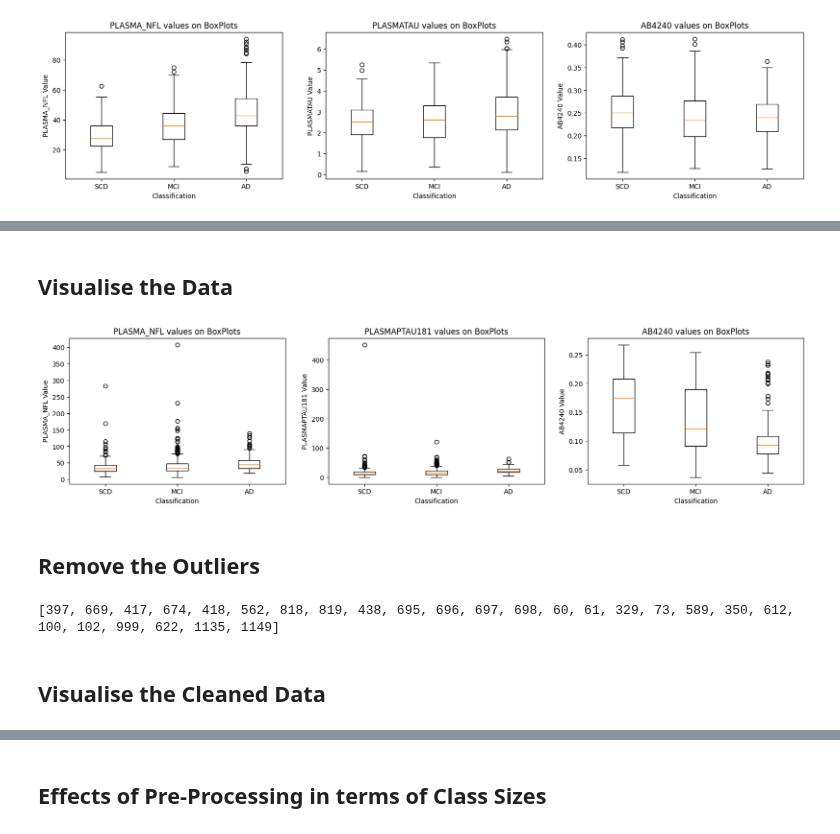
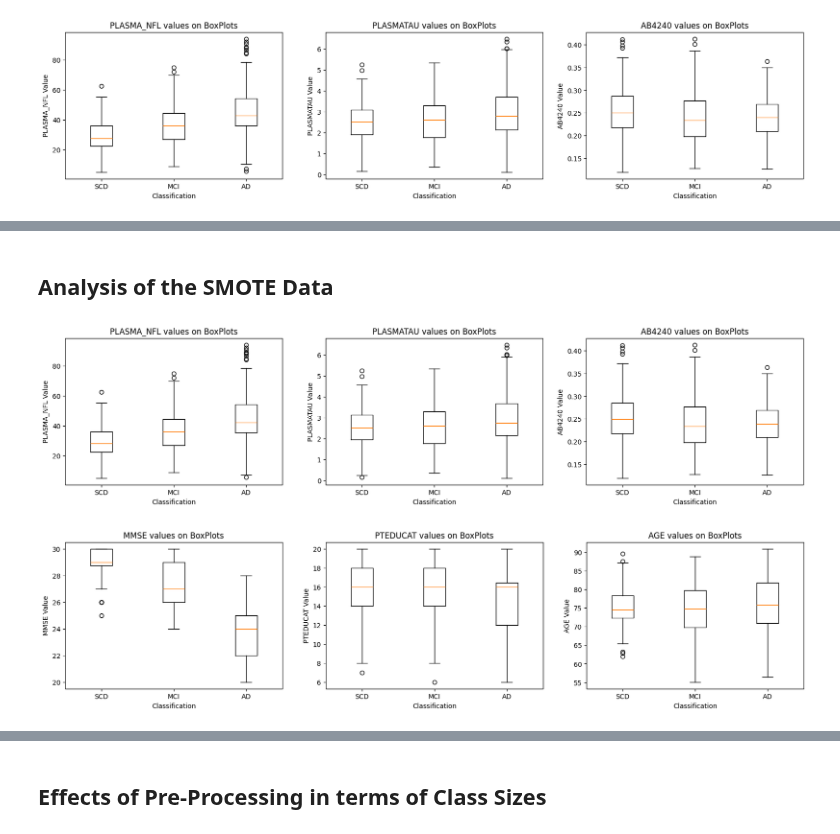
Before and after one commit to danielmakin/NoMoreAlzheimersDisease, a Jupyter notebook: PreProcessing.ipynb, the cells around one changed output, grey strips where cells are left out. Drawn from its saved outputs; the diff is of its cells as text; code cells hidden in the pictures.

```diff
--- a/PreProcessing.ipynb
+++ b/PreProcessing.ipynb
@@ -2,6 +2,18 @@
 # Pre-Processing Techniques
 
 ## Imports
+# %%
+# CONSTANT Variables
+files = ['Data/Plasma/BLENNOWPLASMATAU_07Feb2024.csv', 'Data/Plasma/ADNI_BLENNOWPLASMANFL_10_03_18_27Nov2023.csv', 'Data/Plasma/UPENNPLASMA_27Nov2023.csv']
+
+fields_needed = ['RID', 'VISCODE', 'PLASMA_NFL', 'PLASMATAU', 'AB42', 'AB40'] # Fields needed after the merge
+# This is the AB value names that can be used
+abvals = ['AB42', 'AB40']
+
+display1 = ['PLASMA_NFL', 'PLASMATAU', 'AB4240'] # These should be the biomarker values
+display2 = ['MMSE', 'PTEDUCAT', 'AGE'] # This should be the Non-Blood values, such as MMSE etc.
+
+output_file_path = "File1/"
 # %%
 #TODO: Deal with NULL values
 %reload_ext autoreload
@@ -109,13 +114,0 @@ preprocessor.write_to_csv('OutliersRemoved/File1.csv')
-# %%
-# Try to Merge UGOT and BLEN First
-files = ['Data/Plasma/ADNI_BLENNOWPLASMANFLLONG_10_03_18_12Feb2024.csv', 'Data/Plasma/UGOTPTAU181_06_18_20_27Nov2023.csv', 'Data/Plasma/UPENNMSMSABETA2_12Feb2024.csv']
-fields_needed = ['RID', 'VISCODE2', 'PLASMA_NFL', 'PLASMAPTAU181', 'ABETA42', 'ABETA40']
-preprocessor = pp(files, ['RID', 'VISCODE2'], fields_needed)
-
-# Create the AB42/AB40 value
-preprocessor.create_ab4240(['ABETA42', 'ABETA40'])
-preprocessor.df.rename(columns={'VISCODE2':'VISCODE'}, inplace=True)
-preprocessor.add_adni_merge_data(['RID', 'VISCODE', 'DX', 'PLASMA_NFL', 'PLASMAPTAU181', 'AB4240', 'MMSE', 'PTEDUCAT', 'AGE'])
-# TODO:: May want to get null values later
-preprocessor.clean_data()
-preprocessor.df
@@ -136,8 +134,9 @@ preprocessor.df
 # %% [markdown]
-## Visualise the Data
+## Analysis of the SMOTE Data
 # %%
 vd = visual_display(preprocessor.df)
-
-vd.display(['PLASMA_NFL', 'PLASMAPTAU181', 'AB4240'])
+vd.display(display1)
+vd.display(display2)
 # %% [output]
-[figure, old version]
+[figure, new version]
+[figure, added]
@@ -147,8 +142,0 @@ preprocessor.write_to_csv('Outliers/File2.csv')
-# %% [markdown]
-## Remove the Outliers
-# %%
-preprocessor.remove_outliers(['PLASMA_NFL', 'PLASMAPTAU181', 'AB4240'])
-# %% [output]
-[397, 669, 417, 674, 418, 562, 818, 819, 438, 695, 696, 697, 698, 60, 61, 329, 73, 589, 350, 612, 100, 102, 999, 622, 1135, 1149]
-# %% [markdown]
-## Visualise the Cleaned Data
```
Also changed, not shown: parts of 16 cells of this notebook, 10 other files.
